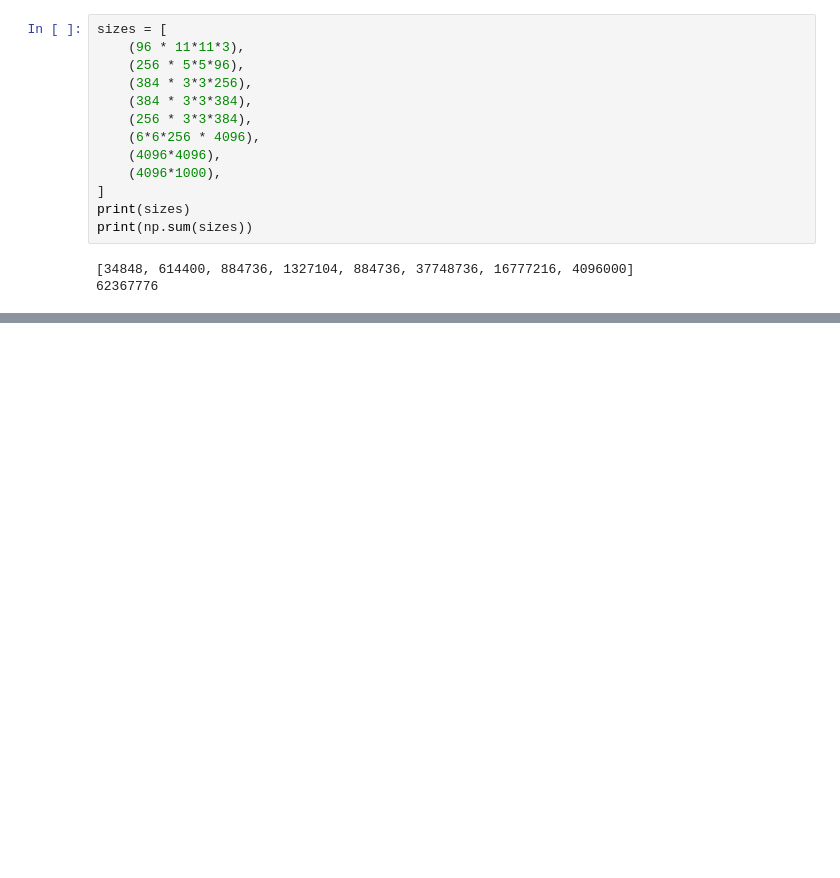
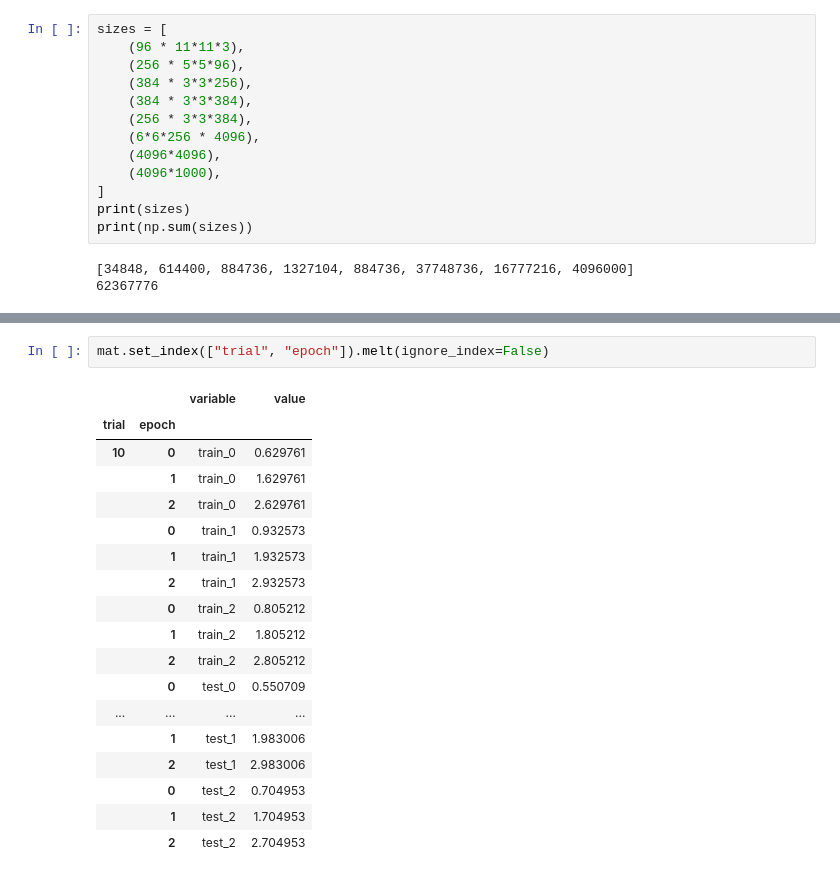
Before and after one commit to uvm-neurobotics-lab/higherANML, a Jupyter notebook: notebooks/ntraft-sandbox.ipynb, the cells around one changed output, grey strips where cells are left out. Cells and saved outputs as stored; diff of their text form; blank space fills up the shorter version.

```diff
--- a/notebooks/ntraft-sandbox.ipynb
+++ b/notebooks/ntraft-sandbox.ipynb
@@ -549,0 +541,21 @@ list(zip(count(1), (4, 5, 6)))
+# %%
+mat.set_index(["trial", "epoch"]).melt(ignore_index=False)
+# %% [output]
+|  |  | variable | value |
+| trial | epoch |  |  |
+| 10 | 0 | train_0 | 0.629761 |
+|  | 1 | train_0 | 1.629761 |
+|  | 2 | train_0 | 2.629761 |
+|  | 0 | train_1 | 0.932573 |
+|  | 1 | train_1 | 1.932573 |
+|  | 2 | train_1 | 2.932573 |
+|  | 0 | train_2 | 0.805212 |
+|  | 1 | train_2 | 1.805212 |
+|  | 2 | train_2 | 2.805212 |
+|  | 0 | test_0 | 0.550709 |
+| ... | ... | ... | ... |
+|  | 1 | test_1 | 1.983006 |
+|  | 2 | test_1 | 2.983006 |
+|  | 0 | test_2 | 0.704953 |
+|  | 1 | test_2 | 1.704953 |
+|  | 2 | test_2 | 2.704953 |
```
Also changed, not shown: parts of 3 cells of this notebook, 1 other file.
